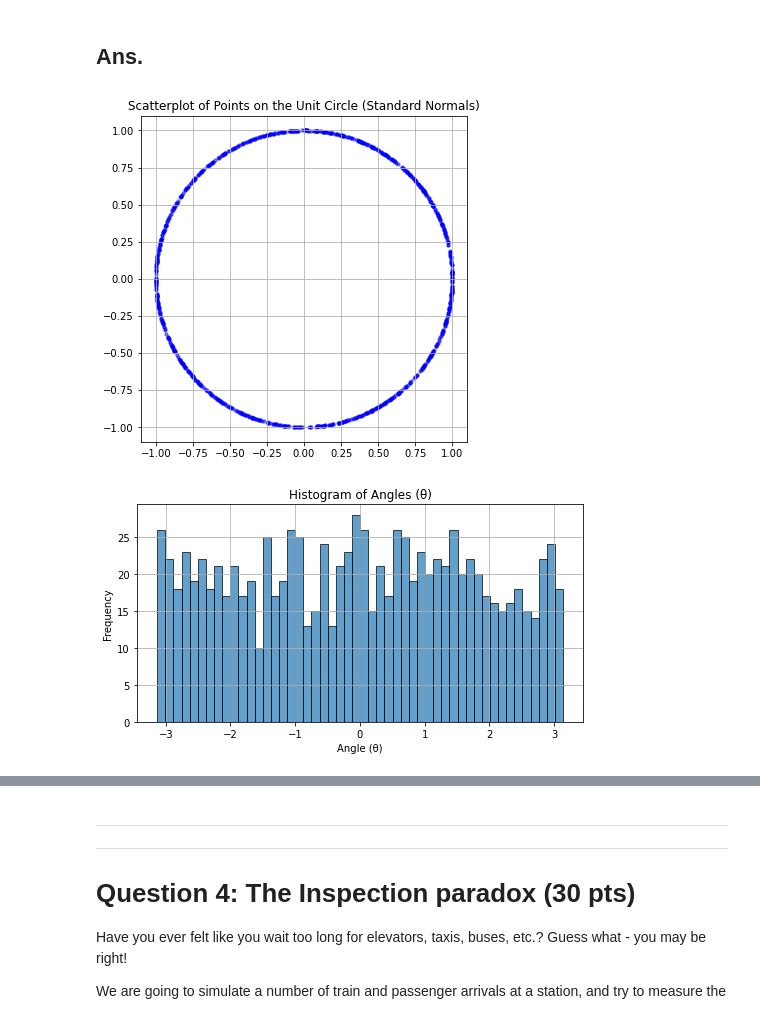
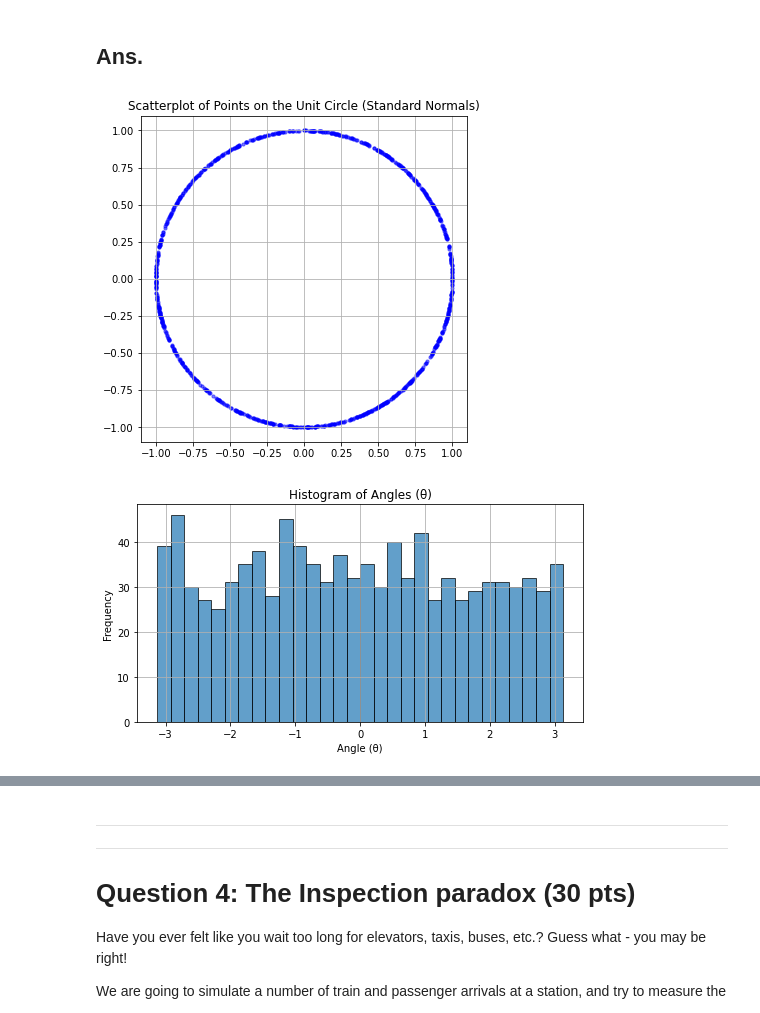
Before and after one commit to snb55/Simulation-Project-2, a Jupyter notebook: HW4.ipynb, the cells around one changed output, grey strips where cells are left out. Saved outputs shown, nothing was run; the diff lists cells and outputs as text; code cells hidden in the pictures.

```diff
--- a/HW4.ipynb
+++ b/HW4.ipynb
@@ -256,32 +430,32 @@ num_points = 1000
 # Generate random standard normal variables Z and W
 Z = np.random.normal(0, 1, num_points)
 W = np.random.normal(0, 1, num_points)
 
 # Project points onto the unit circle
 X = Z / np.sqrt(Z**2 + W**2)
 Y = W / np.sqrt(Z**2 + W**2)
 
 # Calculate angles (theta)
 theta = np.arctan2(Y, X)
 
 # Plot the points on the unit circle
 plt.figure(figsize=(6, 6))
 plt.scatter(X, Y, s=10, c='b', marker='o', alpha=0.5, label='Generated Points')
 plt.xlim(-1.1, 1.1)
 plt.ylim(-1.1, 1.1)
 plt.gca().set_aspect('equal', adjustable='box')
 plt.title('Scatterplot of Points on the Unit Circle (Standard Normals)')
 plt.grid(True)
 
 # Plot the histogram of angles (theta)
 plt.figure(figsize=(8, 4))
-plt.hist(theta, bins=50, edgecolor='black', alpha=0.7)
+plt.hist(theta, bins=30, edgecolor='black', alpha=0.7)
 plt.xlabel('Angle (θ)')
 plt.ylabel('Frequency')
 plt.title('Histogram of Angles (θ)')
 plt.grid(True)
 
 plt.show()
 # %% [output]
 [figure]
-[figure, old version]
+[figure, new version]
```
Also changed, not shown: parts of 25 cells of this notebook.
